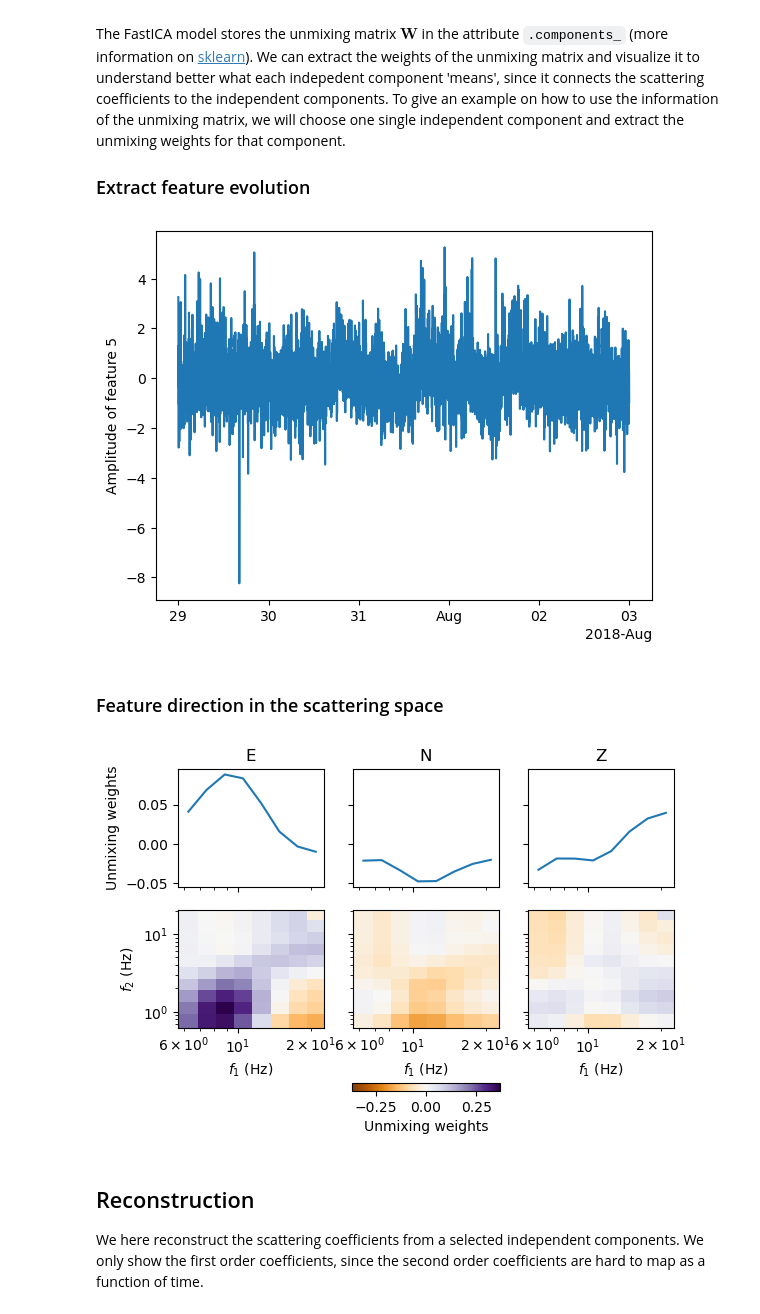
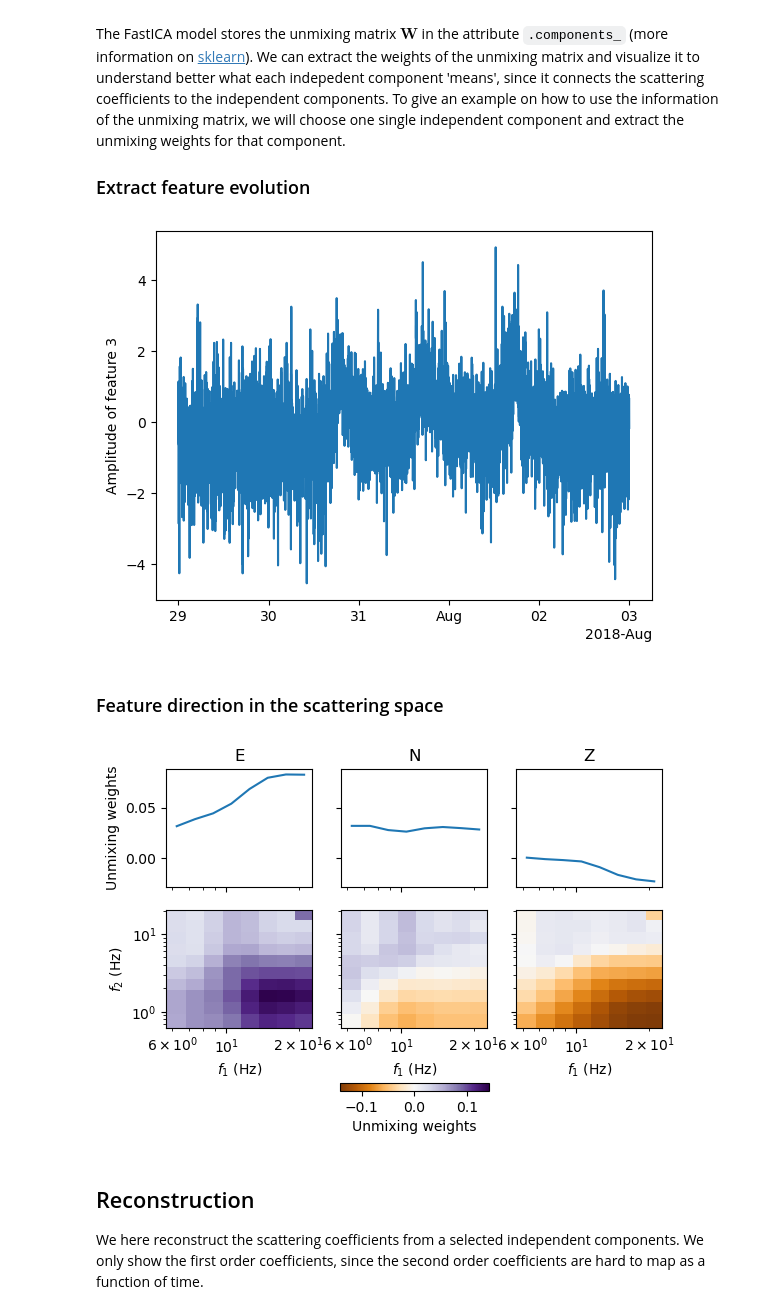
Before and after one commit to tbartholomaus/scatseisnet, a Jupyter notebook: GL_example/4_reconstruction.ipynb, the cells around one changed output. Cells and saved outputs as stored; diff of their text form; code cells hidden in the pictures.

```diff
--- a/GL_example/4_reconstruction.ipynb
+++ b/GL_example/4_reconstruction.ipynb
@@ -52,21 +52,21 @@ that component.
 ### Extract feature evolution
 # %%
 # Pick a feature
-feature_id = 5
+feature_id = 3
 feature = features[:, feature_id]
 
 # Figure creation
 fig = plt.figure()
 ax = plt.axes()
 
 # Plot the weights
 ax.plot(times[:-1], feature)
 ax.set_ylabel(f"Amplitude of feature {feature_id}")
 
 # Show
 plt.show()
 # %% [output]
-[figure, old version]
+[figure, new version]
 # %% [markdown]
 ### Feature direction in the scattering space
 # %%
@@ -111,7 +111,7 @@ colorbar.set_label("Unmixing weights")
 # Show
 plt.show()
 # %% [output]
-[figure, old version]
+[figure, new version]
 # %% [markdown]
 ## Reconstruction
 
```
Also changed, not shown: parts of 1 cell of this notebook, 2 other files.
